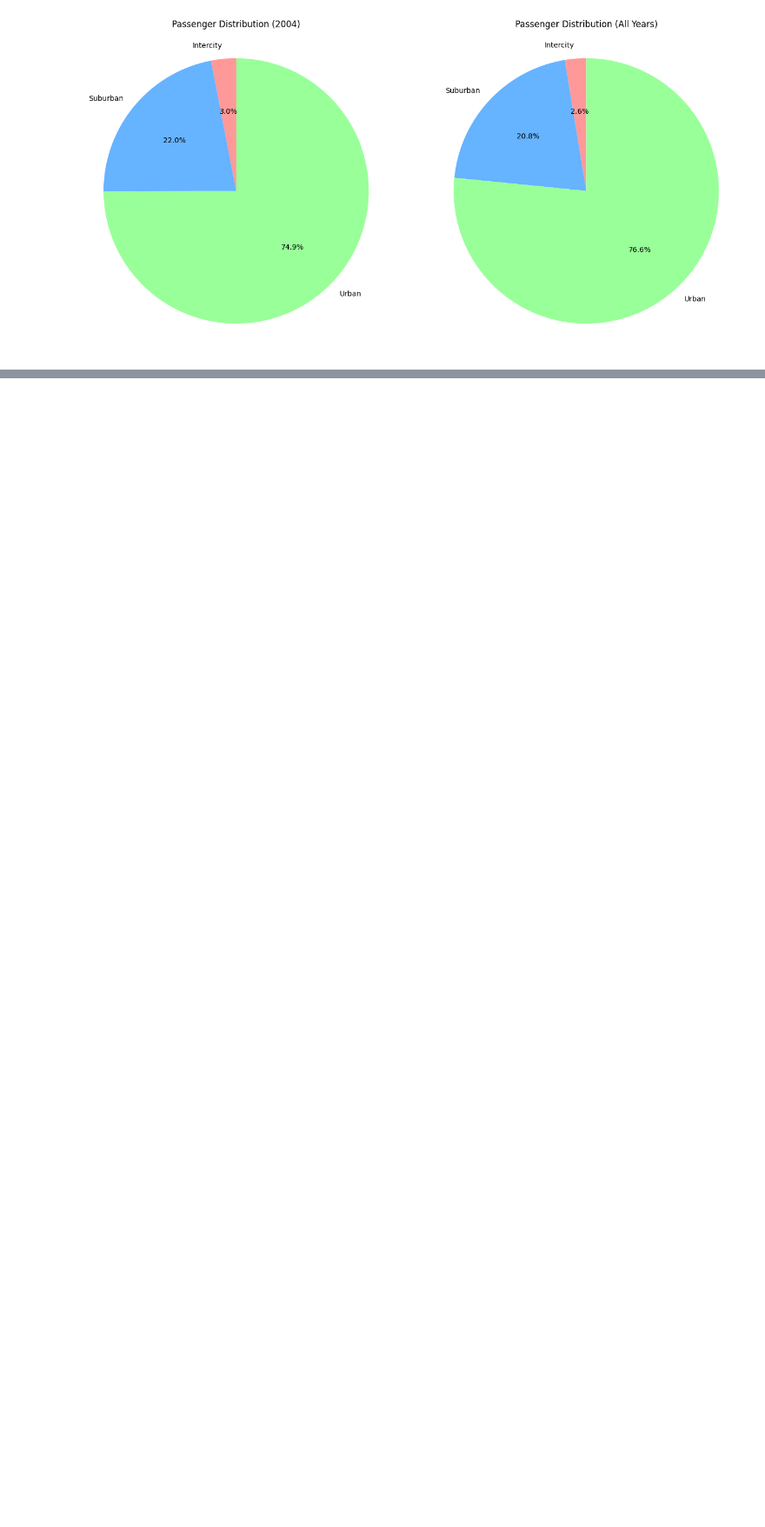
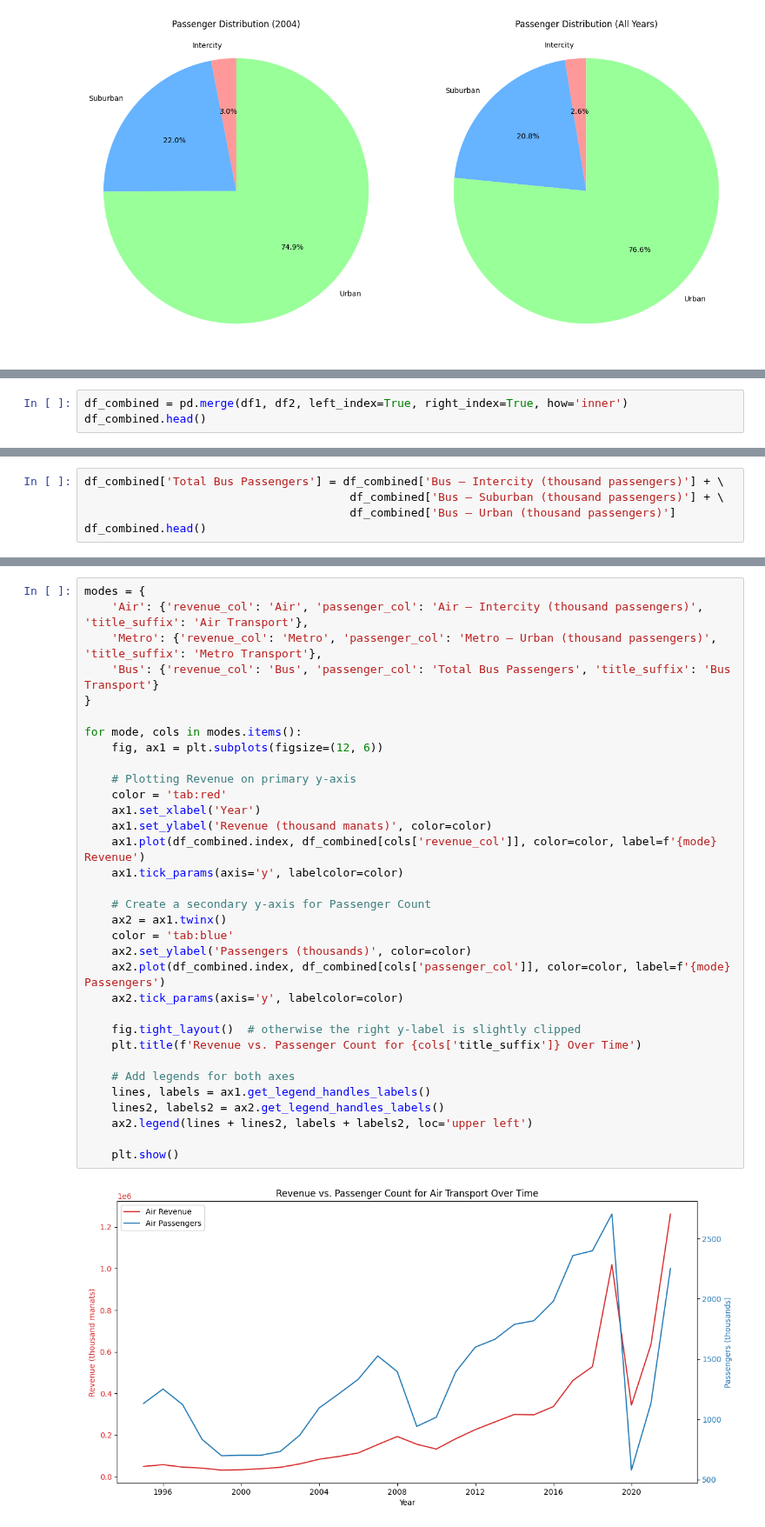
Before and after one commit to vugaer/OpenData.AZ-Analysis, a Jupyter notebook: analyze.ipynb, the cells around one changed output, grey strips where cells are left out. Shown at 87% size. Saved outputs shown, nothing was run; the diff lists cells and outputs as text; blank space fills up the shorter version.

```diff
--- a/analyze.ipynb
+++ b/analyze.ipynb
@@ -248,0 +489,3 @@ plt.show()
+# %%
+df_combined = pd.merge(df1, df2, left_index=True, right_index=True, how='inner')
+df_combined.head()
@@ -248,0 +501,5 @@ plt.show()
+# %%
+df_combined['Total Bus Passengers'] = df_combined['Bus – Intercity (thousand passengers)'] + \
+                                       df_combined['Bus – Suburban (thousand passengers)'] + \
+                                       df_combined['Bus – Urban (thousand passengers)']
+df_combined.head()
@@ -248,0 +518,35 @@ plt.show()
+# %%
+modes = {
+    'Air': {'revenue_col': 'Air', 'passenger_col': 'Air – Intercity (thousand passengers)', 'title_suffix': 'Air Transport'},
+    'Metro': {'revenue_col': 'Metro', 'passenger_col': 'Metro – Urban (thousand passengers)', 'title_suffix': 'Metro Transport'},
+    'Bus': {'revenue_col': 'Bus', 'passenger_col': 'Total Bus Passengers', 'title_suffix': 'Bus Transport'}
+}
+
+for mode, cols in modes.items():
+    fig, ax1 = plt.subplots(figsize=(12, 6))
+
+    # Plotting Revenue on primary y-axis
+    color = 'tab:red'
+    ax1.set_xlabel('Year')
+    ax1.set_ylabel('Revenue (thousand manats)', color=color)
+    ax1.plot(df_combined.index, df_combined[cols['revenue_col']], color=color, label=f'{mode} Revenue')
+    ax1.tick_params(axis='y', labelcolor=color)
+
+    # Create a secondary y-axis for Passenger Count
+    ax2 = ax1.twinx()
+    color = 'tab:blue'
+    ax2.set_ylabel('Passengers (thousands)', color=color)
+    ax2.plot(df_combined.index, df_combined[cols['passenger_col']], color=color, label=f'{mode} Passengers')
+    ax2.tick_params(axis='y', labelcolor=color)
+
+    fig.tight_layout()  # otherwise the right y-label is slightly clipped
+    plt.title(f'Revenue vs. Passenger Count for {cols['title_suffix']} Over Time')
+
+    # Add legends for both axes
+    lines, labels = ax1.get_legend_handles_labels()
+    lines2, labels2 = ax2.get_legend_handles_labels()
+    ax2.legend(lines + lines2, labels + labels2, loc='upper left')
+
+    plt.show()
+# %% [output]
+[figure, added]
```
Also changed, not shown: parts of 40 cells of this notebook.
